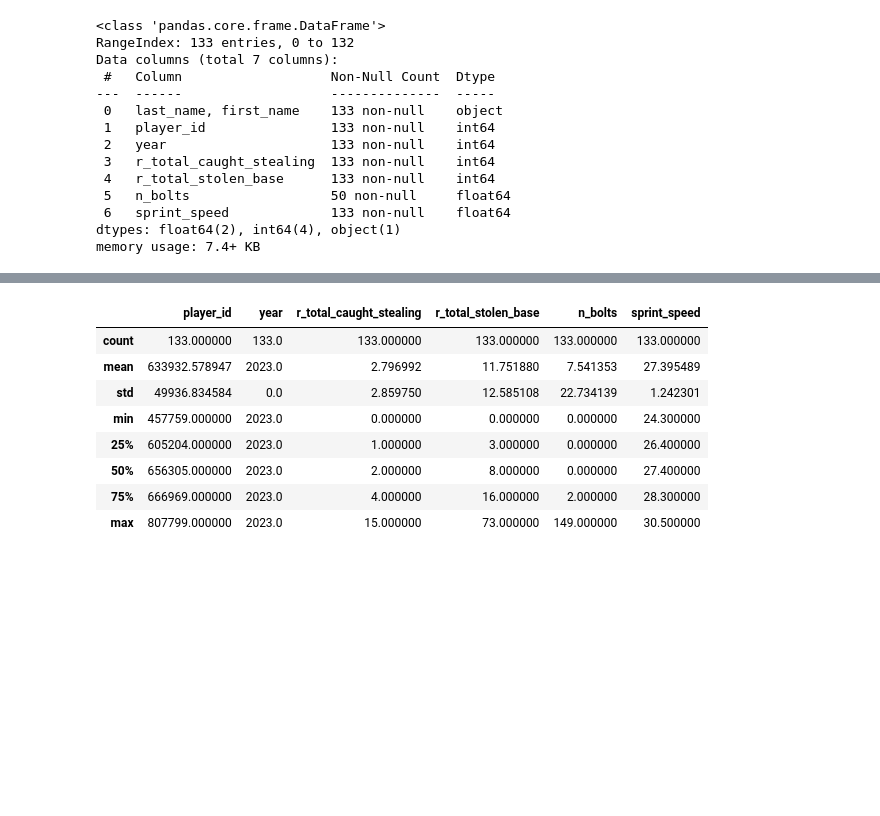
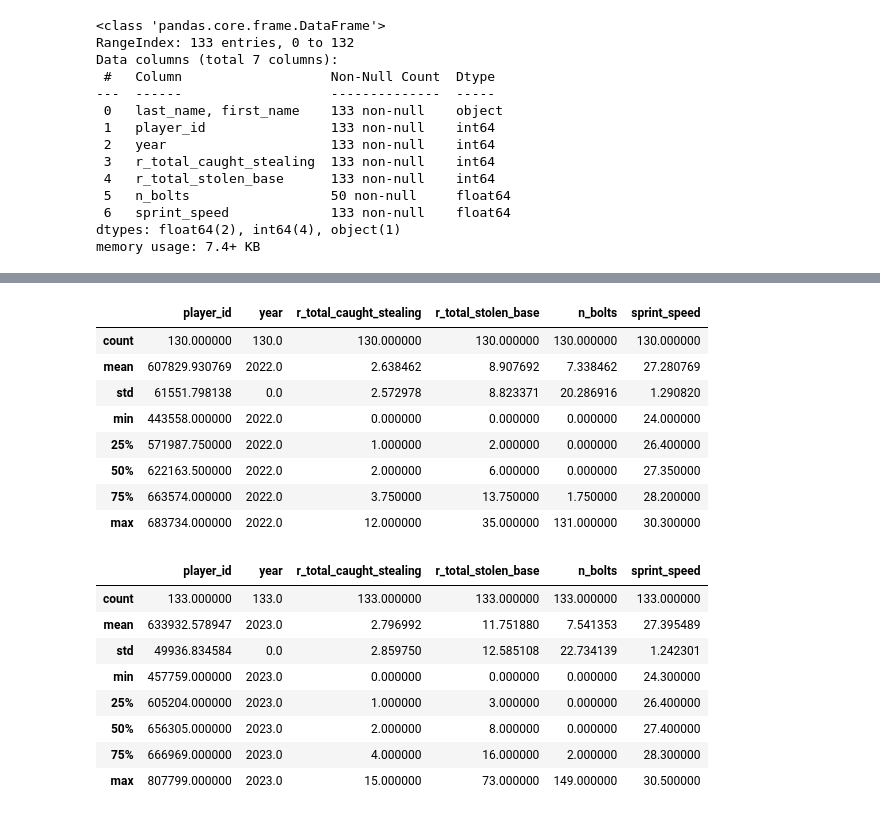
Before and after one commit to scarlettvalentin/mlb_stolen_bases, a Jupyter notebook: notebook.ipynb, the cells around one changed output, grey strips where cells are left out. Cells and saved outputs as stored; diff of their text form; code cells hidden in the pictures; blank space fills up the shorter version.

```diff
--- a/notebook.ipynb
+++ b/notebook.ipynb
@@ -105,4 +123,5 @@ player_data_df[player_data_df['n_bolts'].isna()].sample(20)
 # %%
 # Replace NaNs in N_Bolts with 0
-player_data_df['n_bolts'] = player_data_df['n_bolts'].fillna(0)
+df_2022['n_bolts'] = df_2022['n_bolts'].fillna(0)
+df_2023['n_bolts'] = df_2023['n_bolts'].fillna(0)
 # %% [markdown]
@@ -110 +131,14 @@ Below shows the summary statistics of the dataset. Although all of the data belo
+# %%
+# View summary statistics of df_2022.
+df_2022.describe()
+# %% [output]
+|  | player_id | year | r_total_caught_stealing | r_total_stolen_base | n_bolts | sprint_speed |
+| count | 130.000000 | 130.0 | 130.000000 | 130.000000 | 130.000000 | 130.000000 |
+| mean | 607829.930769 | 2022.0 | 2.638462 | 8.907692 | 7.338462 | 27.280769 |
+| std | 61551.798138 | 0.0 | 2.572978 | 8.823371 | 20.286916 | 1.290820 |
+| min | 443558.000000 | 2022.0 | 0.000000 | 0.000000 | 0.000000 | 24.000000 |
+| 25% | 571987.750000 | 2022.0 | 1.000000 | 2.000000 | 0.000000 | 26.400000 |
+| 50% | 622163.500000 | 2022.0 | 2.000000 | 6.000000 | 0.000000 | 27.350000 |
+| 75% | 663574.000000 | 2022.0 | 3.750000 | 13.750000 | 1.750000 | 28.200000 |
+| max | 683734.000000 | 2022.0 | 12.000000 | 35.000000 | 131.000000 | 30.300000 |
 # %%
```
Also changed, not shown: parts of 9 cells of this notebook.
